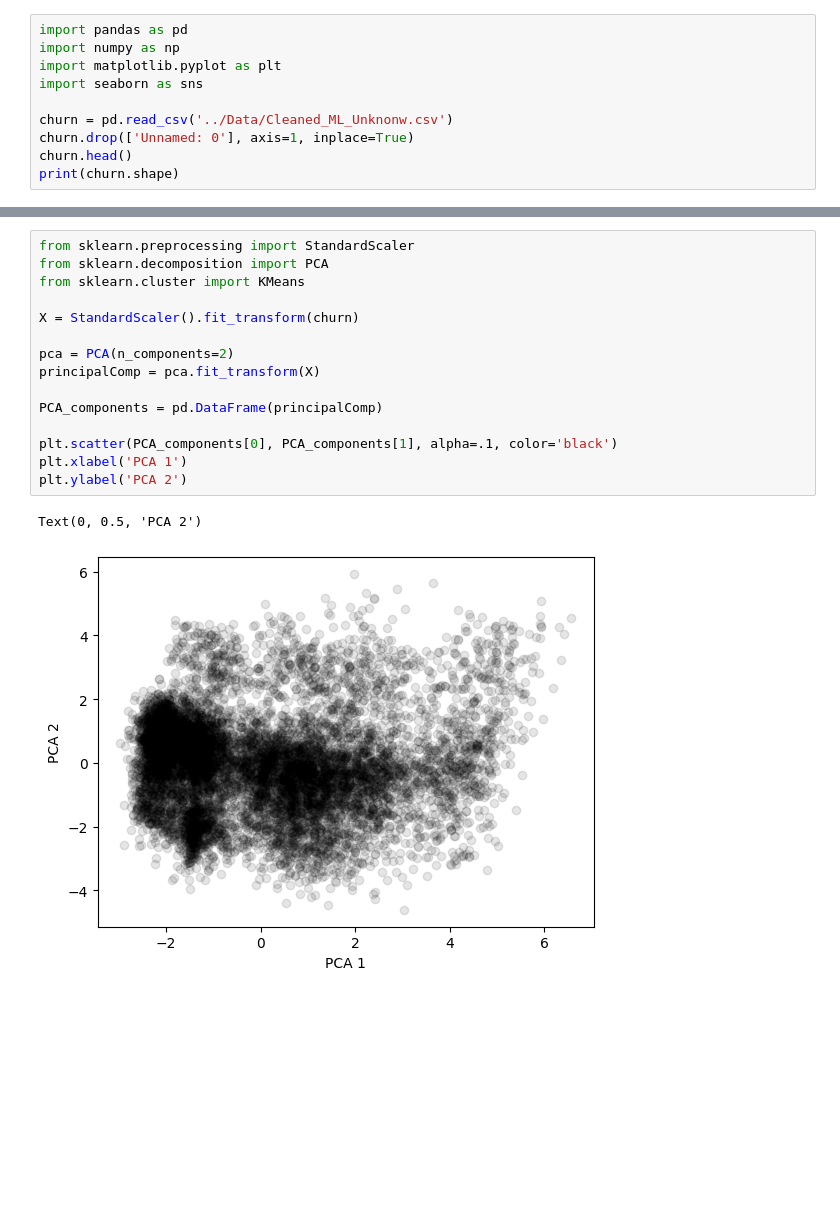
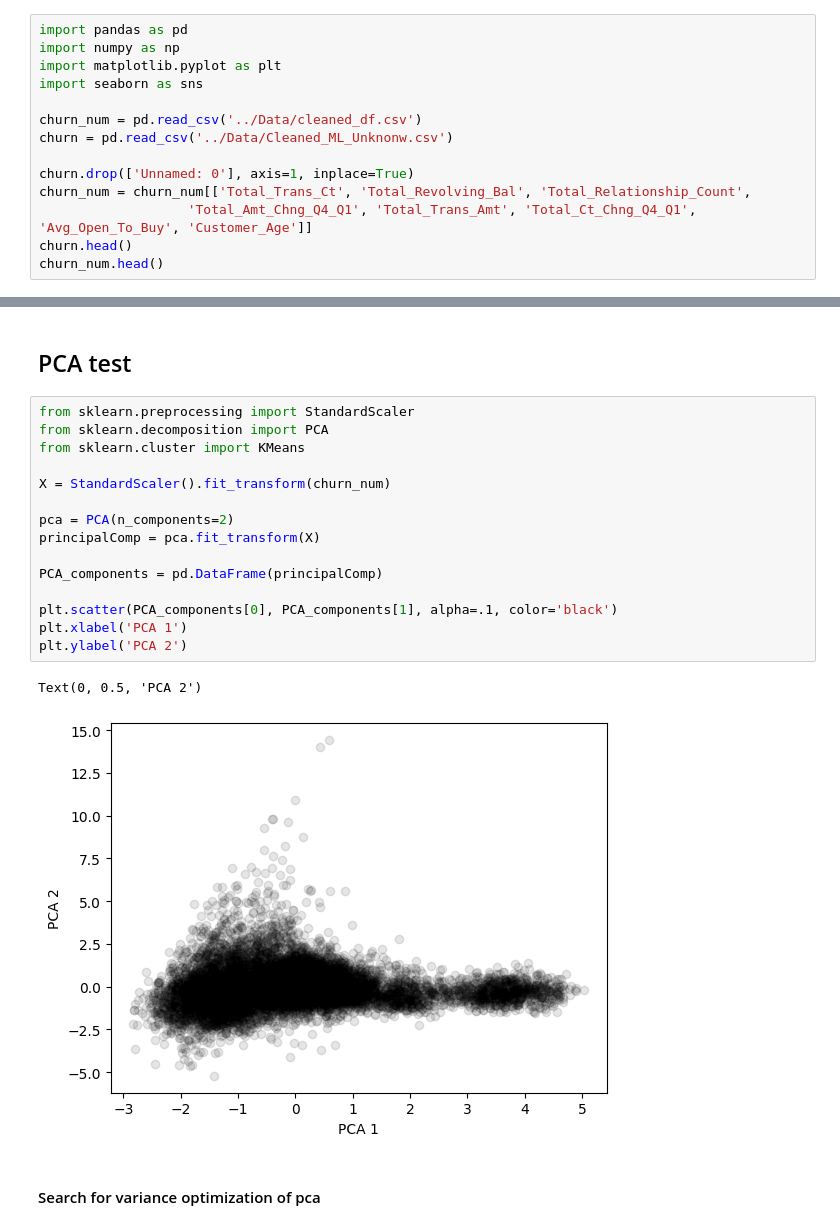
Before and after one commit to Yheloww/ChurnPredictionProject, a Jupyter notebook: ML/Notebook/clustering.ipynb, the cells around one changed output, grey strips where cells are left out. Cells and saved outputs as stored; diff of their text form; blank space fills up the shorter version.

```diff
--- a/ML/Notebook/clustering.ipynb
+++ b/ML/Notebook/clustering.ipynb
@@ -4,8 +4,12 @@ import numpy as np
 import matplotlib.pyplot as plt
 import seaborn as sns
 
+churn_num = pd.read_csv('../Data/cleaned_df.csv')
 churn = pd.read_csv('../Data/Cleaned_ML_Unknonw.csv')
+
 churn.drop(['Unnamed: 0'], axis=1, inplace=True)
+churn_num = churn_num[['Total_Trans_Ct', 'Total_Revolving_Bal', 'Total_Relationship_Count',
+                   'Total_Amt_Chng_Q4_Q1', 'Total_Trans_Amt', 'Total_Ct_Chng_Q4_Q1', 'Avg_Open_To_Buy', 'Customer_Age']]
 churn.head()
-print(churn.shape)
+churn_num.head()
 # %% [output]
@@ -13,21 +22,25 @@ print(churn.shape)
+# %% [markdown]
+## PCA test
 # %%
 from sklearn.preprocessing import StandardScaler
 from sklearn.decomposition import PCA
 from sklearn.cluster import KMeans
 
-X = StandardScaler().fit_transform(churn)
+X = StandardScaler().fit_transform(churn_num)
 
 pca = PCA(n_components=2)
 principalComp = pca.fit_transform(X)
 
 PCA_components = pd.DataFrame(principalComp)
 
 plt.scatter(PCA_components[0], PCA_components[1], alpha=.1, color='black')
 plt.xlabel('PCA 1')
 plt.ylabel('PCA 2')
 # %% [output]
 Text(0, 0.5, 'PCA 2')
-[figure, old version]
+[figure, new version]
+# %% [markdown]
+#### Search for variance optimization of pca
 # %%
 # Plot the explained variances
 features = range(pca.n_components_)
```
Also changed, not shown: parts of 13 cells of this notebook.
